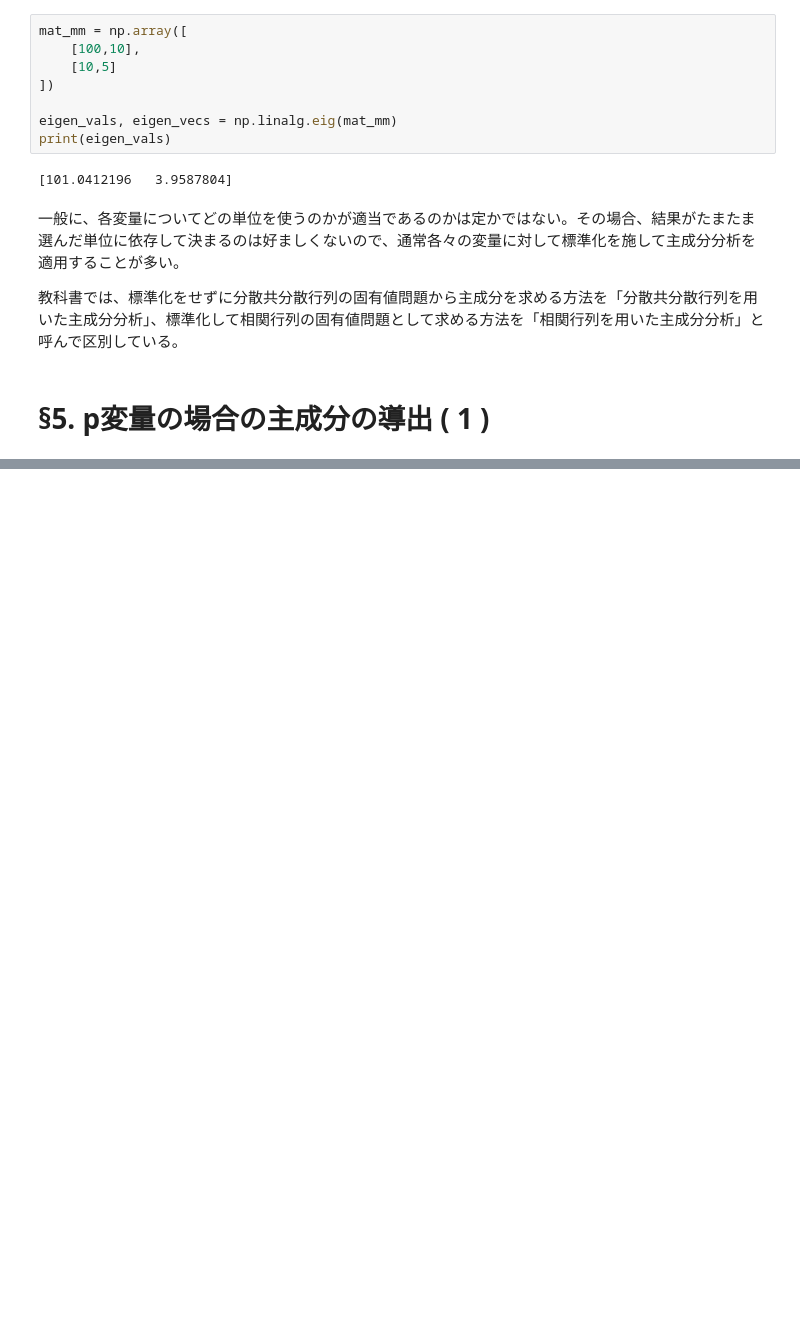
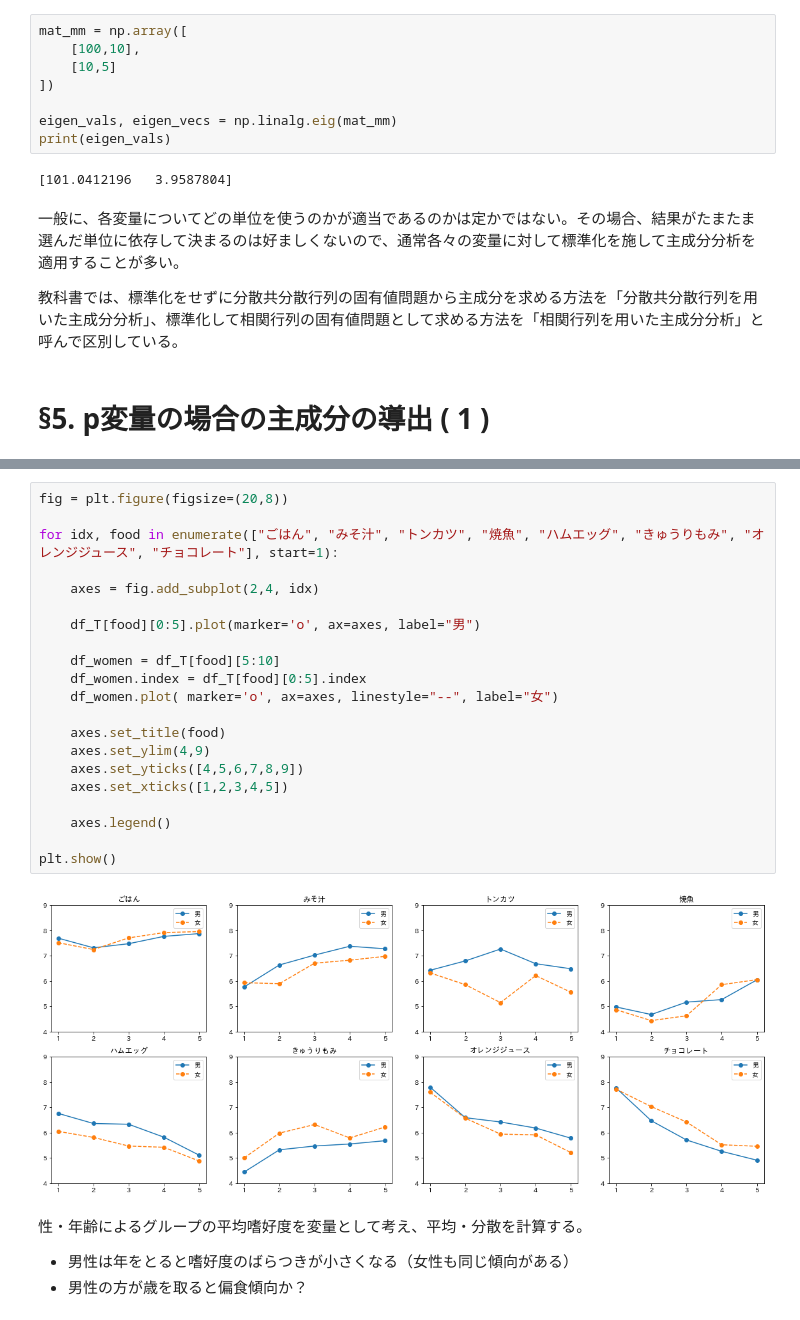
Before and after one commit to kabupen/stamp, a Jupyter notebook: books/mva/jupyter/section2_pca.ipynb, the cells around one changed output, grey strips where cells are left out. Saved outputs shown, nothing was run; the diff lists cells and outputs as text; blank space fills up the shorter version.

```diff
--- a/books/mva/jupyter/section2_pca.ipynb
+++ b/books/mva/jupyter/section2_pca.ipynb
@@ -283,0 +482,28 @@ TypeError: no numeric data to plot
+# %%
+fig = plt.figure(figsize=(20,8))
+
+for idx, food in enumerate(["ごはん", "みそ汁", "トンカツ", "焼魚", "ハムエッグ", "きゅうりもみ", "オレンジジュース", "チョコレート"], start=1):
+
+    axes = fig.add_subplot(2,4, idx)
+
+    df_T[food][0:5].plot(marker='o', ax=axes, label="男")
+
+    df_women = df_T[food][5:10]
+    df_women.index = df_T[food][0:5].index
+    df_women.plot( marker='o', ax=axes, linestyle="--", label="女")
+
+    axes.set_title(food)
+    axes.set_ylim(4,9)
+    axes.set_yticks([4,5,6,7,8,9])
+    axes.set_xticks([1,2,3,4,5])
+
+    axes.legend()
+
+plt.show()
+# %% [output]
+[figure, added]
+# %% [markdown]
+性・年齢によるグループの平均嗜好度を変量として考え、平均・分散を計算する。
+
+- 男性は年をとると嗜好度のばらつきが小さくなる（女性も同じ傾向がある）
+- 男性の方が歳を取ると偏食傾向か？
```
Also changed, not shown: parts of 24 cells of this notebook, 52 other files.
